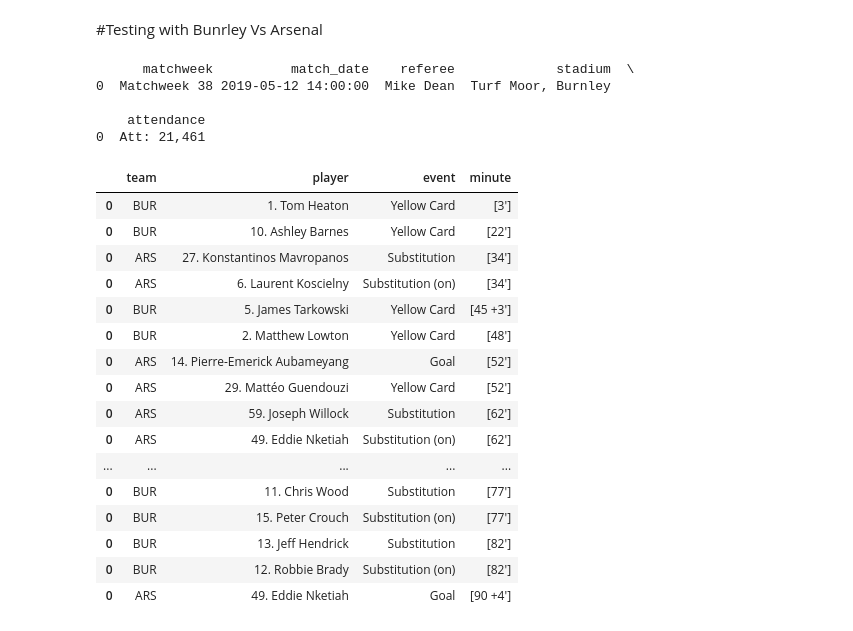
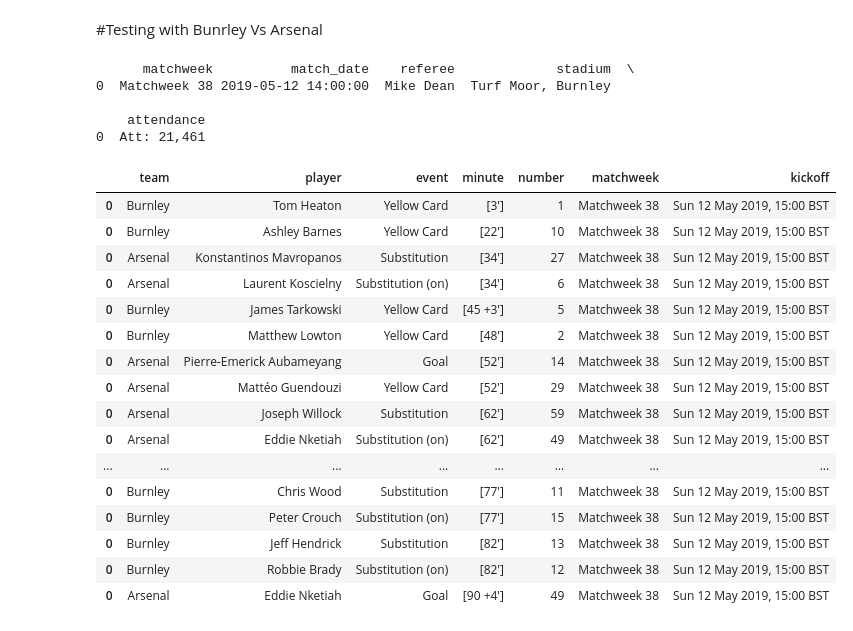
Before and after one commit to jezzbox/football-data, a Jupyter notebook: Notebooks/web_scraping - match details.ipynb, the cells around one changed output. Drawn from its saved outputs; the diff is of its cells as text; code cells hidden in the pictures.

```diff
--- a/Notebooks/web_scraping - match details.ipynb
+++ b/Notebooks/web_scraping - match details.ipynb
@@ -9,6 +12,22 @@ import requests
 load_dotenv()
 # %% [output]
 True
+# %%
+page = requests.get('https://footballapi.pulselive.com/football/stats/match/38679',headers = {
+        "origin": "https://www.premierleague.com"
+    }).text
+match_details = json.loads(page)
+
+matchweek = match_details['entity']['gameweek']['gameweek']
+kickoff = match_details['entity']['kickoff']['label']
+home_team = match_details['entity']['teams'][0]['team']['name']
+home_result = match_details['entity']['teams'][0]['score']
+away_team = match_details['entity']['teams'][1]['team']['name']
+away_result = match_details['entity']['teams'][1]['score']
+stadium_name = match_details['entity']['ground']['name']
+stadium_city = match_details['entity']['ground']['city']
+attendance = match_details['entity']['attendance']
+clock = match_details['entity']['clock']['secs']
 # %%
 def get_soup(url):
     page = requests.get(url,headers = {"User-Agent":"Mozilla/5.0","origin":"https://www.premierleague.com"})
@@ -17,59 +209,65 @@ def get_soup(url):
 # %% [markdown]
 #Testing with Bunrley Vs Arsenal
 # %%
-match_soup = get_soup(f'https://www.premierleague.com/match/38679')
 timeline_div = match_soup.find('div',{'class':'timeLineEventsContainer'})
 
 match_df = pd.DataFrame([],columns=['team','player','event','minute'])
 matchweek = match_soup.find('div',{'class':'long'}).text
 match_date = match_soup.find('div',{'class':'matchDate'})['data-kickoff']
 referee = match_soup.find('div',{'class':'referee'}).text
 stadium = match_soup.find('div',{'class':'stadium'}).text
 attendance = match_soup.find('div',{'class':'attendance'}).text
 kick_off = match_soup.find('strong',{'class':'renderKOContainer'}).text
 match_details_df = pd.DataFrame([[matchweek,match_date, referee, stadium, attendance]],columns=['matchweek','match_date','referee','stadium','attendance'])
 match_details_df['referee'] = match_details_df['referee'].str.replace('\n','').str.strip()
 match_details_df['stadium'] = match_details_df['stadium'].str.replace('\n','').str.strip()
 match_details_df['attendance'] = match_details_df['attendance'].str.replace('\n','').str.strip()
 match_details_df['match_date'] = pd.to_datetime(match_details_df['match_date'],unit='ms')
 for timeline_item in timeline_div.find_all('div',{'class':['home','away']}):
+    if 'home' in timeline_item['class']:
+        team_name = home_team
+    else:
+        team_name = away_team
     player = timeline_item.find('a',{'class':'name'}).text
     player = player.split('\n')[0]
 
-    event_df = pd.DataFrame([[timeline_item.find('a',{'class':'team'}).text,player,timeline_item.find('span',{'class':'visuallyHidden'}).text,timeline_item.find('time',{'class':'min'})]],columns=['team','player','event','minute'])
+    event_df = pd.DataFrame([[team_name,player,timeline_item.find('span',{'class':'visuallyHidden'}).text,timeline_item.find('time',{'class':'min'})]],columns=['team','player','event','minute'])
     match_df = match_df.append(event_df)
 
     if timeline_item.find('div',{'class':'subOn'}):
         sub_on = timeline_item.find('div',{'class':'subOn'}).find('a',{'class':'name'}).text
         sub_on = sub_on.split('\n')[0]
-        event_df = pd.DataFrame([[timeline_item.find('a',{'class':'team'}).text,sub_on,'Substitution (on)',timeline_item.find('time',{'class':'min'})]],columns=['team','player','event','minute'])
+        event_df = pd.DataFrame([[team_name,sub_on,'Substitution (on)',timeline_item.find('time',{'class':'min'})]],columns=['team','player','event','minute'])
         match_df = match_df.append(event_df)
 match_df['team'] = match_df['team'].str.replace('\n','').str.strip()
+match_df[['number','player']] = match_df['player'].str.split('. ',n=1,expand=True)
+match_df['matchweek'] = matchweek
+match_df['kickoff'] = kickoff
 print(match_details_df)
 match_df
 # %% [output]
       matchweek          match_date    referee             stadium  \
 0  Matchweek 38 2019-05-12 14:00:00  Mike Dean  Turf Moor, Burnley
 
     attendance
 0  Att: 21,461
-|  | team | player | event | minute |
-| 0 | BUR | 1. Tom Heaton | Yellow Card | [3'] |
-| 0 | BUR | 10. Ashley Barnes | Yellow Card | [22'] |
-| 0 | ARS | 27. Konstantinos Mavropanos | Substitution | [34'] |
-| 0 | ARS | 6. Laurent Koscielny | Substitution (on) | [34'] |
-| 0 | BUR | 5. James Tarkowski | Yellow Card | [45 +3'] |
-| 0 | BUR | 2. Matthew Lowton | Yellow Card | [48'] |
-| 0 | ARS | 14. Pierre-Emerick Aubameyang | Goal | [52'] |
-| 0 | ARS | 29. Mattéo Guendouzi | Yellow Card | [52'] |
-| 0 | ARS | 59. Joseph Willock | Substitution | [62'] |
-| 0 | ARS | 49. Eddie Nketiah | Substitution (on) | [62'] |
-| ... | ... | ... | ... | ... |
-| 0 | BUR | 11. Chris Wood | Substitution | [77'] |
-| 0 | BUR | 15. Peter Crouch | Substitution (on) | [77'] |
-| 0 | BUR | 13. Jeff Hendrick | Substitution | [82'] |
-| 0 | BUR | 12. Robbie Brady | Substitution (on) | [82'] |
-| 0 | ARS | 49. Eddie Nketiah | Goal | [90 +4'] |
+|  | team | player | event | minute | number | matchweek | kickoff |
+| 0 | Burnley | Tom Heaton | Yellow Card | [3'] | 1 | Matchweek 38 | Sun 12 May 2019, 15:00 BST |
+| 0 | Burnley | Ashley Barnes | Yellow Card | [22'] | 10 | Matchweek 38 | Sun 12 May 2019, 15:00 BST |
+| 0 | Arsenal | Konstantinos Mavropanos | Substitution | [34'] | 27 | Matchweek 38 | Sun 12 May 2019, 15:00 BST |
+| 0 | Arsenal | Laurent Koscielny | Substitution (on) | [34'] | 6 | Matchweek 38 | Sun 12 May 2019, 15:00 BST |
+| 0 | Burnley | James Tarkowski | Yellow Card | [45 +3'] | 5 | Matchweek 38 | Sun 12 May 2019, 15:00 BST |
+| 0 | Burnley | Matthew Lowton | Yellow Card | [48'] | 2 | Matchweek 38 | Sun 12 May 2019, 15:00 BST |
+| 0 | Arsenal | Pierre-Emerick Aubameyang | Goal | [52'] | 14 | Matchweek 38 | Sun 12 May 2019, 15:00 BST |
+| 0 | Arsenal | Mattéo Guendouzi | Yellow Card | [52'] | 29 | Matchweek 38 | Sun 12 May 2019, 15:00 BST |
+| 0 | Arsenal | Joseph Willock | Substitution | [62'] | 59 | Matchweek 38 | Sun 12 May 2019, 15:00 BST |
+| 0 | Arsenal | Eddie Nketiah | Substitution (on) | [62'] | 49 | Matchweek 38 | Sun 12 May 2019, 15:00 BST |
+| ... | ... | ... | ... | ... | ... | ... | ... |
+| 0 | Burnley | Chris Wood | Substitution | [77'] | 11 | Matchweek 38 | Sun 12 May 2019, 15:00 BST |
+| 0 | Burnley | Peter Crouch | Substitution (on) | [77'] | 15 | Matchweek 38 | Sun 12 May 2019, 15:00 BST |
+| 0 | Burnley | Jeff Hendrick | Substitution | [82'] | 13 | Matchweek 38 | Sun 12 May 2019, 15:00 BST |
+| 0 | Burnley | Robbie Brady | Substitution (on) | [82'] | 12 | Matchweek 38 | Sun 12 May 2019, 15:00 BST |
+| 0 | Arsenal | Eddie Nketiah | Goal | [90 +4'] | 49 | Matchweek 38 | Sun 12 May 2019, 15:00 BST |
 # %%
 line_up_div = match_soup.find_all('div',{'class':'matchLineupTeamContainer'})
 lineup_df = pd.DataFrame([],columns=['team','player','number','position','captain','substitution'])
```
Also changed, not shown: parts of 6 cells of this notebook, 2 other files.
